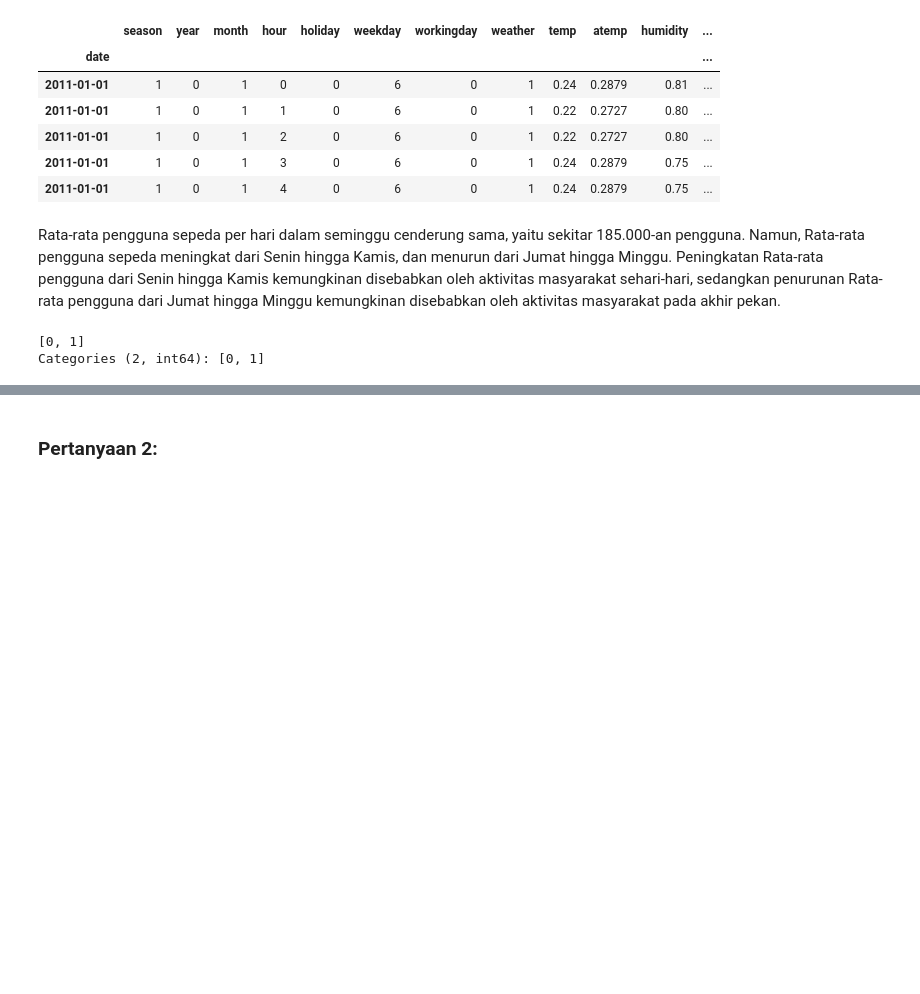
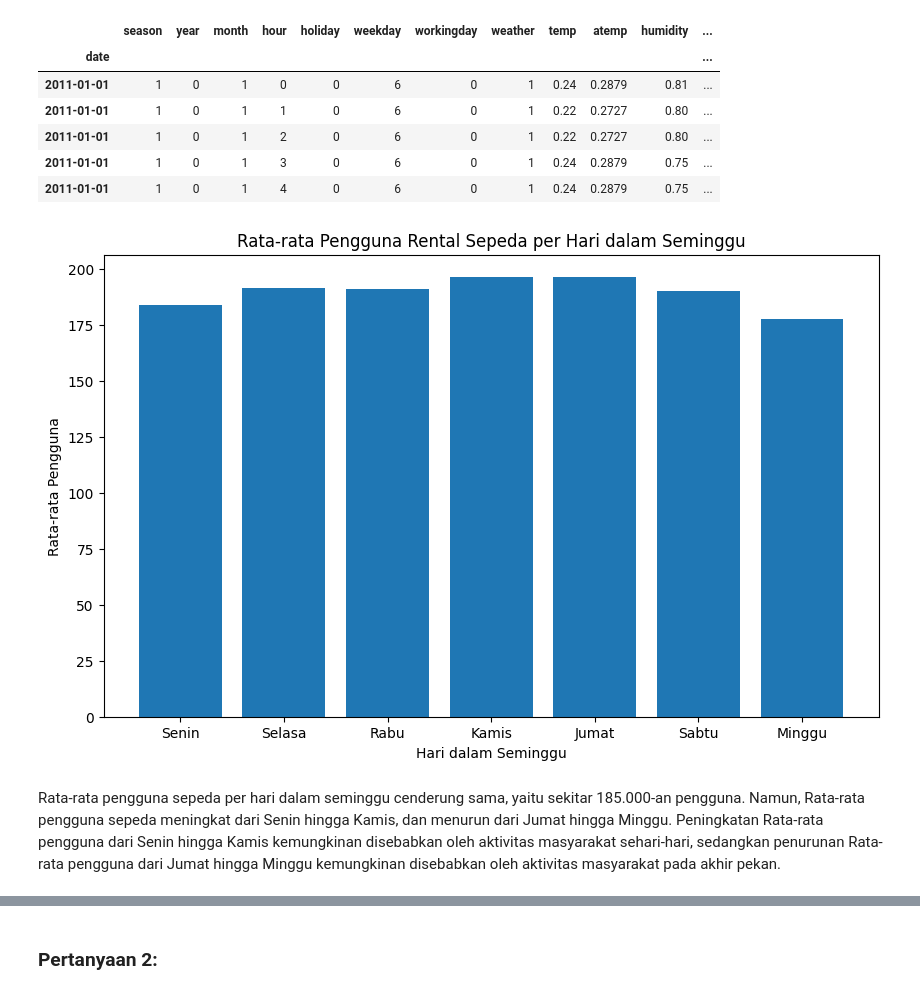
Before and after one commit to indraJuliansyahPutra/Bike-Rental, a Jupyter notebook: notebook.ipynb, the cells around one changed output, grey strips where cells are left out. Cells and saved outputs as stored; diff of their text form; code cells hidden in the pictures; blank space fills up the shorter version.

```diff
--- a/notebook.ipynb
+++ b/notebook.ipynb
@@ -410,2 +411,26 @@ fig.show()
+# %%
+# Grouping data
+day_of_week_counts = bike_data.groupby("day_of_week")["count"].mean()
+
+# Plotting
+fig, ax = plt.subplots(figsize=(10, 6))
+
+# Bar chart
+ax.bar(day_of_week_counts.index, day_of_week_counts)
+
+# Set plot properties
+ax.set_xlabel('Hari dalam Seminggu')
+ax.set_ylabel('Rata-rata Pengguna')
+ax.set_title('Rata-rata Pengguna Rental Sepeda per Hari dalam Seminggu')
+
+# Set x-axis ticks and labels
+day_of_week_labels = ["Senin", "Selasa", "Rabu", "Kamis", "Jumat", "Sabtu", "Minggu"]
+ax.set_xticks(day_of_week_counts.index)
+ax.set_xticklabels(day_of_week_labels)
+
+# Show the plot
+plt.show()
+# %% [output]
+[figure, added]
 # %% [markdown]
 Rata-rata pengguna sepeda per hari dalam seminggu cenderung sama, yaitu sekitar 185.000-an pengguna. Namun, Rata-rata pengguna sepeda meningkat dari Senin hingga Kamis, dan menurun dari Jumat hingga Minggu. Peningkatan Rata-rata pengguna dari Senin hingga Kamis kemungkinan disebabkan oleh aktivitas masyarakat sehari-hari, sedangkan penurunan Rata-rata pengguna dari Jumat hingga Minggu kemungkinan disebabkan oleh aktivitas masyarakat pada akhir pekan.
@@ -470,5 +436,0 @@ fig.show()
-# %%
-print(bike_data["workingday"].unique())
-# %% [output]
-[0, 1]
-Categories (2, int64): [0, 1]
```
Also changed, not shown: parts of 21 cells of this notebook, 4 other files.
